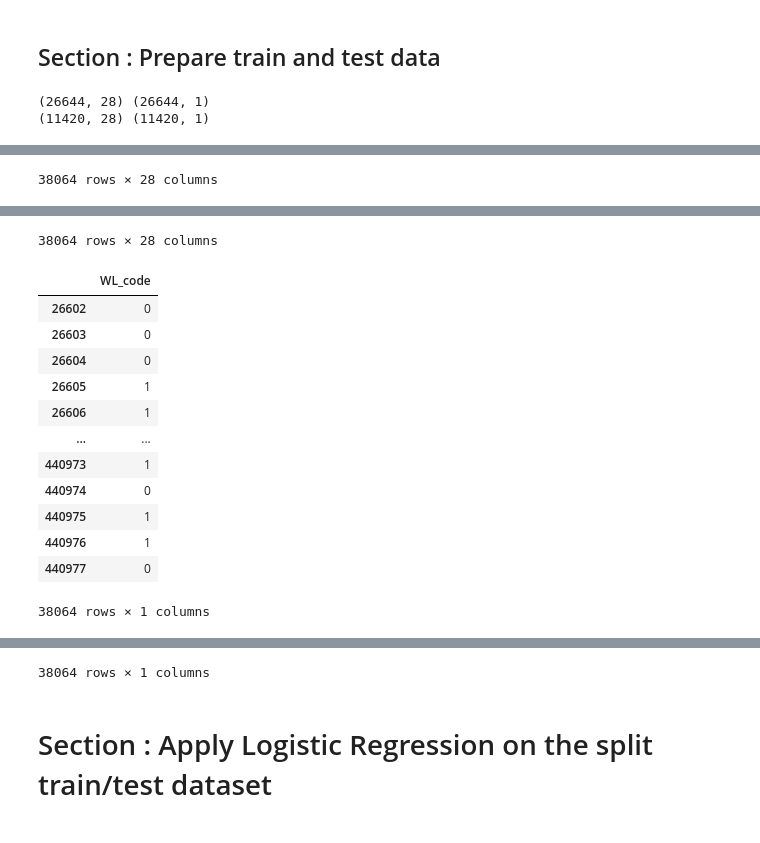
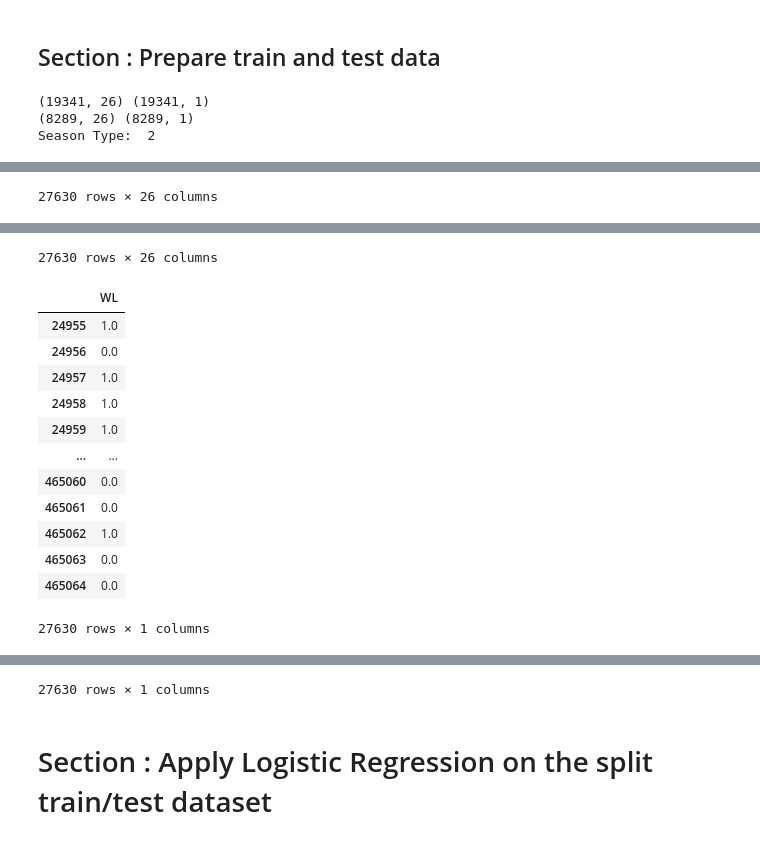
Before and after one commit to bhavikapatil/Capstone, a Jupyter notebook: Code/_Dennis_Sandbox/DAT 205-Group01-NBA-HistPlayGameLogs-01Transform.ipynb, the cells around one changed output, grey strips where cells are left out. Saved outputs shown, nothing was run; the diff lists cells and outputs as text; code cells hidden in the pictures.

```diff
--- a/Code/_Dennis_Sandbox/DAT 205-Group01-NBA-HistPlayGameLogs-01Transform.ipynb
+++ b/Code/_Dennis_Sandbox/DAT 205-Group01-NBA-HistPlayGameLogs-01Transform.ipynb
@@ -391,13 +515,14 @@ df_Encoded
 # %%
 # Configure variables
 # gameTypeListed = ['Pre Season', 'Regular Season', 'Playoffs']
-gameTypeListed_code = [1, 2, 0]
-Y_headers_list1 = ['WL_code', 'Game_Type_code']
-Y_headers_list2 = ['WL_code']
+gameTypeListed_code = [0, 1, 2]
+Y_headers_list1 = ['WL', 'Game_Type']
+Y_headers_list2 = ['WL']
+e_categorical = e_categorical + Y_headers_list2
 
 # Define the current list of features
 X_headers_list = df_Encoded.columns.tolist()
 
-# Remove encoded categorical features
-for i in e_categorical:
-    X_headers_list.remove(i)
+# Remove LabelEncoded categorical features
+for k in e_categorical:
+    X_headers_list.remove(k)
@@ -406,17 +535,17 @@ df_X_Reduced2 = df_Encoded[X_headers_list]
 df_Y_Reduced2 = df_Encoded[Y_headers_list1]
 
 for gameType in gameTypeListed_code:
-    is_gameType_X = df_X_Reduced2['Game_Type_code']==gameType
-    is_gameType_Y = df_Y_Reduced2['Game_Type_code']==gameType
-    if gameType == 1:
+    is_gameType_X = df_X_Reduced2['Game_Type']==gameType
+    is_gameType_Y = df_Y_Reduced2['Game_Type']==gameType
+    if gameType == 0:
         df_X_PreSeason = df_X_Reduced2[is_gameType_X]
         df_Y_PreSeason = df_Y_Reduced2[is_gameType_Y]
         df_Y_PreSeason = df_Y_PreSeason[Y_headers_list2]
-    elif gameType == 2:
+    elif gameType == 1:
         df_X_RegularSeason = df_X_Reduced2[is_gameType_X]
         df_Y_RegularSeason = df_Y_Reduced2[is_gameType_Y]
         df_Y_RegularSeason = df_Y_RegularSeason[Y_headers_list2]
-    elif gameType == 0:
+    elif gameType == 2:
         df_X_Playoffs = df_X_Reduced2[is_gameType_X]
         df_Y_Playoffs = df_Y_Reduced2[is_gameType_Y]
         df_Y_Playoffs = df_Y_Playoffs[Y_headers_list2]
@@ -572,14 +719,14 @@ Playoffs
 # gameTypeListed = ['Pre Season', 'Regular Season', 'Playoffs']
 # gameTypeListed_code = [1, 2, 0]
 
-gameType = 1
-if gameType == 1:
+gameType = 2
+if gameType == 0:
     X = df_X_PreSeason
     Y = df_Y_PreSeason
-elif gameType == 2:
+elif gameType == 1:
     X = df_X_RegularSeason
     Y = df_Y_RegularSeason
-elif gameType == 0:
+elif gameType == 2:
     X = df_X_Playoffs
     Y = df_Y_Playoffs
 
@@ -589,15 +736,25 @@ X_train, X_test, Y_train, Y_test = train_test_split(X,Y, test_size = test_size_v
 # Validate the split at a high level
 print(X_train.shape,Y_train.shape)
 print(X_test.shape,Y_test.shape)
+
+# VALIDATION CODE
+if debug_active == 'yes':
+    print('Season Type: ', gameType)
+    df_Encoded.to_csv('DAT205_Output_All.csv')
+    X_train.to_csv('DAT205_Output_Split_X_train.csv')
+    X_test.to_csv('DAT205_Output_Split_X_test.csv')
+    Y_train.to_csv('DAT205_Output_Split_Y_train.csv')
+    Y_test.to_csv('DAT205_Output_Split_Y_test.csv')
 # %% [output]
-(26644, 28) (26644, 1)
-(11420, 28) (11420, 1)
+(19341, 26) (19341, 1)
+(8289, 26) (8289, 1)
+Season Type:  2
 # %%
 # VALIDATION CODE
 if debug_active == 'yes':
     display(X)
-    display(df_X_PreSeason)
+    display(df_X_Playoffs)
     display(Y)
-    display(df_Y_PreSeason)
+    display(df_Y_Playoffs)
 # %% [output]
 |  | MIN | FGM | FGA | FG_PCT | FG3M | FG3A | FG3_PCT | FTM | FTA | FT_PCT | ... | ... |
@@ -615,2 +772,2 @@ if debug_active == 'yes':
-38064 rows × 28 columns
+27630 rows × 26 columns
 |  | MIN | FGM | FGA | FG_PCT | FG3M | FG3A | FG3_PCT | FTM | FTA | FT_PCT | ... | ... |
@@ -628,14 +785,14 @@ if debug_active == 'yes':
-38064 rows × 28 columns
+27630 rows × 26 columns
-|  | WL_code |
-| 26602 | 0 |
-| 26603 | 0 |
-| 26604 | 0 |
-| 26605 | 1 |
-| 26606 | 1 |
+|  | WL |
+| 24955 | 1.0 |
+| 24956 | 0.0 |
+| 24957 | 1.0 |
+| 24958 | 1.0 |
+| 24959 | 1.0 |
 | ... | ... |
-| 440973 | 1 |
-| 440974 | 0 |
-| 440975 | 1 |
-| 440976 | 1 |
-| 440977 | 0 |
+| 465060 | 0.0 |
+| 465061 | 0.0 |
+| 465062 | 1.0 |
+| 465063 | 0.0 |
+| 465064 | 0.0 |
-38064 rows × 1 columns
+27630 rows × 1 columns
@@ -654,3 +811,3 @@ if debug_active == 'yes':
-38064 rows × 1 columns
+27630 rows × 1 columns
 # %% [markdown]
 # Section : Apply Logistic Regression on the split train/test dataset
```
Also changed, not shown: parts of 49 cells of this notebook.
